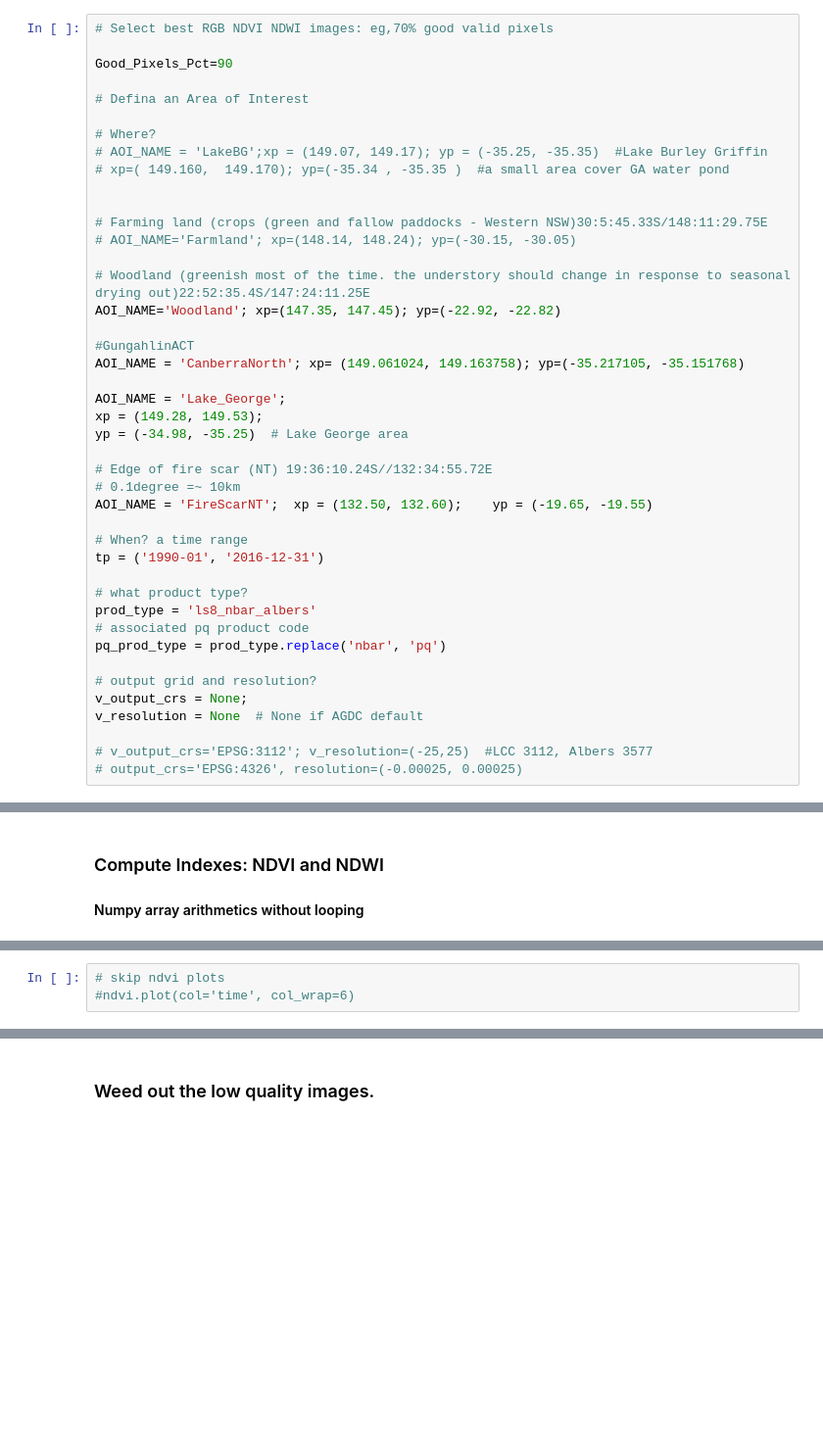
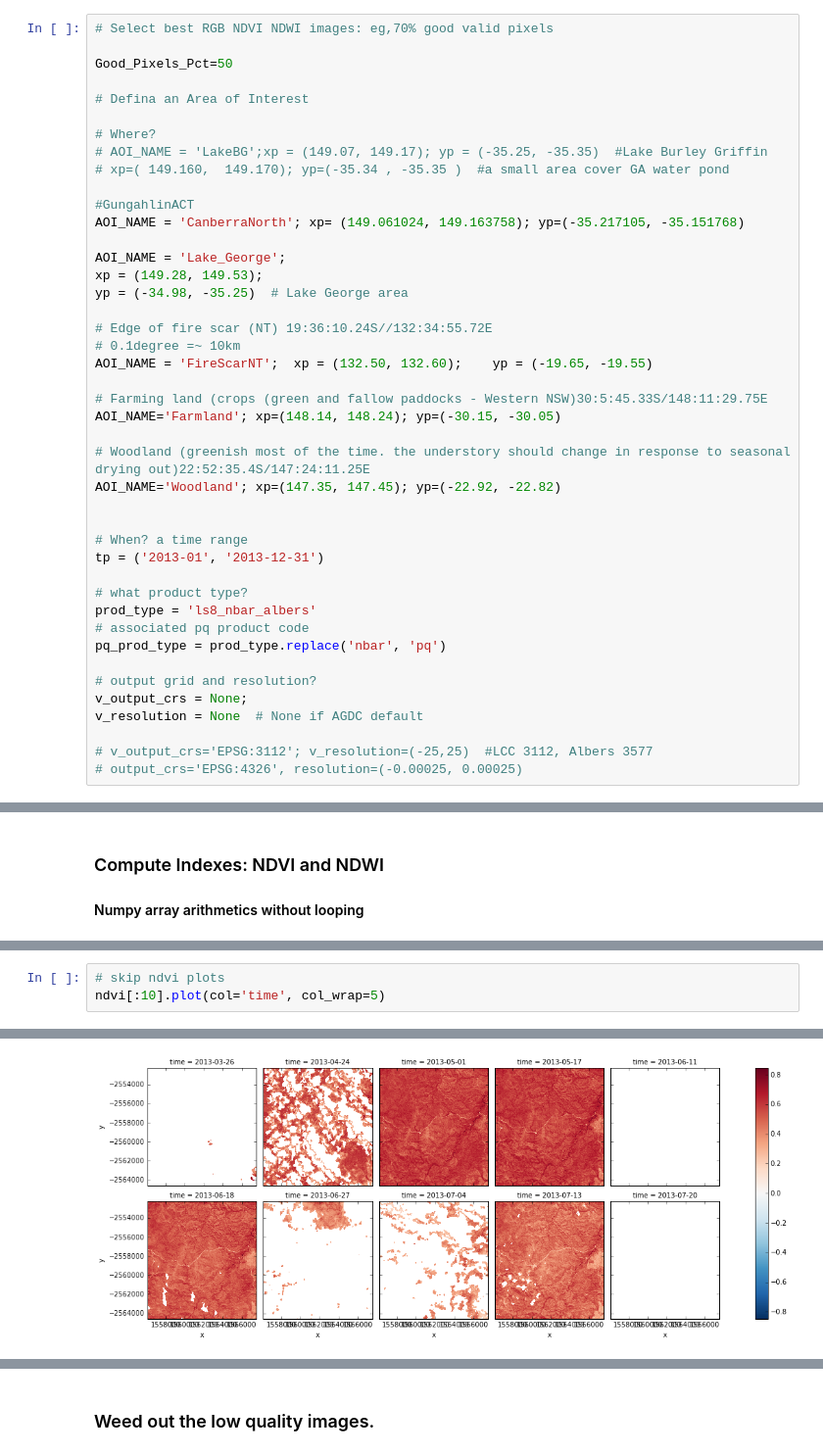
Before and after one commit to zhang01GA/geodanalytics, a Jupyter notebook: BareSoil/export_near_cloudfree_landsat_imagery_stack.ipynb, the cells around one changed output, grey strips where cells are left out. Shown at 98% size. Drawn from its saved outputs; the diff is of its cells as text; blank space fills up the shorter version.

```diff
--- a/BareSoil/export_near_cloudfree_landsat_imagery_stack.ipynb
+++ b/BareSoil/export_near_cloudfree_landsat_imagery_stack.ipynb
@@ -289,20 +290,13 @@ Can be checked in the Clear Observation Layer at: http://eos-test.ga.gov.au/geos
 # %%
 # Select best RGB NDVI NDWI images: eg,70% good valid pixels
 
-Good_Pixels_Pct=90
+Good_Pixels_Pct=50
 
 # Defina an Area of Interest
 
 # Where?
 # AOI_NAME = 'LakeBG';xp = (149.07, 149.17); yp = (-35.25, -35.35)  #Lake Burley Griffin
 # xp=( 149.160,  149.170); yp=(-35.34 , -35.35 )  #a small area cover GA water pond
-
-
-# Farming land (crops (green and fallow paddocks - Western NSW)30:5:45.33S/148:11:29.75E
-# AOI_NAME='Farmland'; xp=(148.14, 148.24); yp=(-30.15, -30.05)
-
-# Woodland (greenish most of the time. the understory should change in response to seasonal drying out)22:52:35.4S/147:24:11.25E
-AOI_NAME='Woodland'; xp=(147.35, 147.45); yp=(-22.92, -22.82)
 
 #GungahlinACT
 AOI_NAME = 'CanberraNorth'; xp= (149.061024, 149.163758); yp=(-35.217105, -35.151768)
@@ -315,8 +309,15 @@ yp = (-34.98, -35.25)  # Lake George area
 # 0.1degree =~ 10km
 AOI_NAME = 'FireScarNT';  xp = (132.50, 132.60);    yp = (-19.65, -19.55)
 
+# Farming land (crops (green and fallow paddocks - Western NSW)30:5:45.33S/148:11:29.75E
+AOI_NAME='Farmland'; xp=(148.14, 148.24); yp=(-30.15, -30.05)
+
+# Woodland (greenish most of the time. the understory should change in response to seasonal drying out)22:52:35.4S/147:24:11.25E
+AOI_NAME='Woodland'; xp=(147.35, 147.45); yp=(-22.92, -22.82)
+
+
 # When? a time range
-tp = ('1990-01', '2016-12-31')
+tp = ('2013-01', '2013-12-31')
 
 # what product type?
 prod_type = 'ls8_nbar_albers'
@@ -448,3 +492,4 @@ ndwi.shape
 # %%
 # skip ndvi plots
-#ndvi.plot(col='time', col_wrap=6)
+ndvi[:10].plot(col='time', col_wrap=5)
+# %% [output]
@@ -450,0 +497 @@ ndwi.shape
+[figure, added]
```
Also changed, not shown: parts of 42 cells of this notebook, 6 other files.
